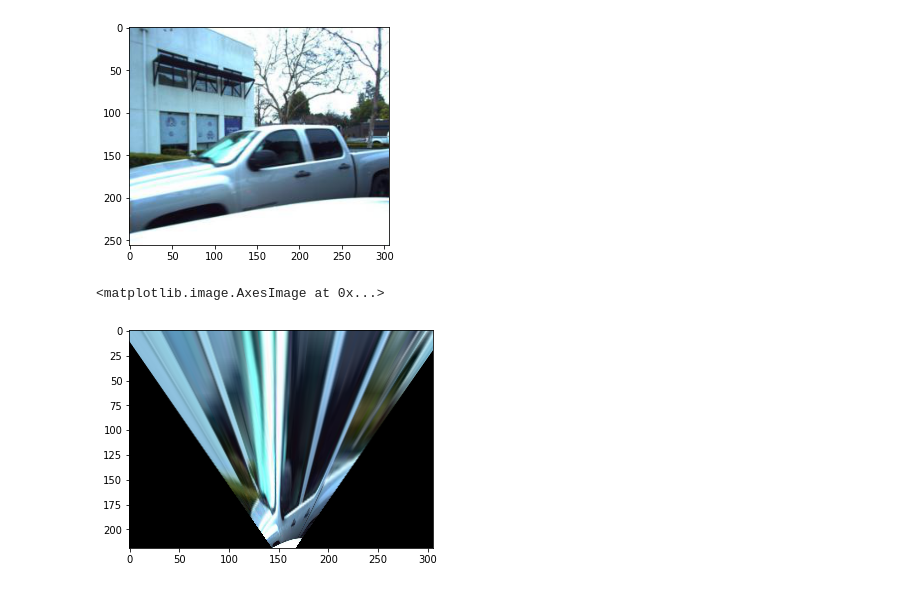
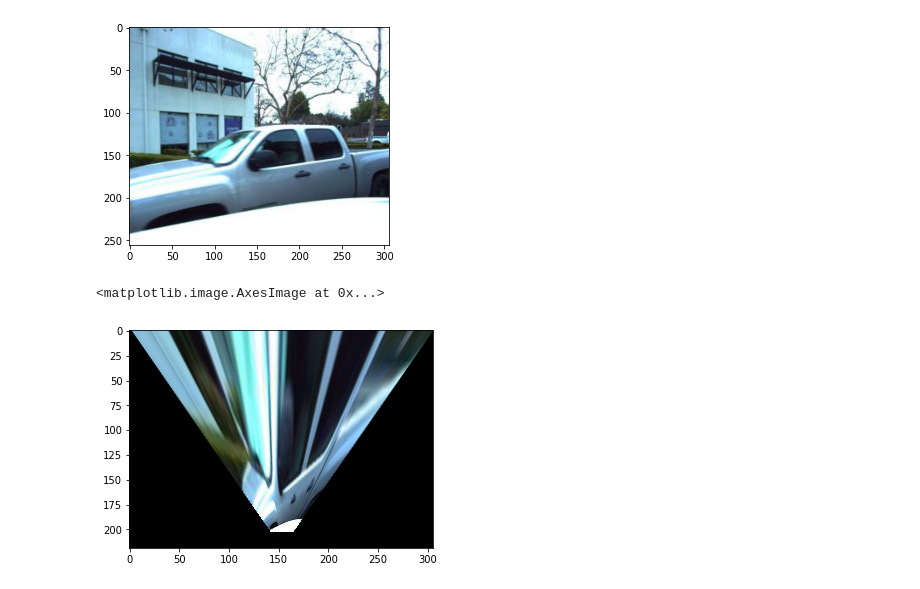
Before and after one commit to cbrillosonnino/DLSP20-Project, a Jupyter notebook: IPM.ipynb, the cells around one changed output. Cells and saved outputs as stored; diff of their text form; code cells hidden in the pictures.

```diff
--- a/IPM.ipynb
+++ b/IPM.ipynb
@@ -237,13 +202,14 @@ plt.imshow(cv2.cvtColor(image, cv2.COLOR_BGR2RGB))
 [figure]
 # %%
 src = np.float32([[75,200], [75,170], [231,200], [231,170]])
-dst306 = np.float32(list(zip([145.9523,139.8717,164.6983,170.9503], [208.9858,191.5526,208.9858,191.5526])))
-dst612 = np.float32(list(zip([291.3798,279.1988,328.9333,341.4578], [417.6535, 382.7299,417.6535,382.7299])))
+# dst306 = np.float32(list(zip([145.9523,139.8717,164.6983,170.9503], [208.9858,191.5526,208.9858,191.5526])))
+# dst612 = np.float32(list(zip([291.3798,279.1988,328.9333,341.4578], [417.6535, 382.7299,417.6535,382.7299])))
+dst = np.float32(list(zip([143.3184,135.4043,163.9686,172.1059], [189.6808,167.0022,189.6808,167.0022])))
 # %%
 # Keep Width
-M = cv2.getPerspectiveTransform(src, dst306) # The transformation matrix
+M = cv2.getPerspectiveTransform(src, dst) # The transformation matrix
 warped_img = cv2.warpPerspective(image, M, (306,219))
 plt.imshow(cv2.cvtColor(warped_img, cv2.COLOR_BGR2RGB))
 # %% [output]
 <matplotlib.image.AxesImage at 0x...>
-[figure, old version]
+[figure, new version]
```
Also changed, not shown: parts of 16 cells of this notebook.
